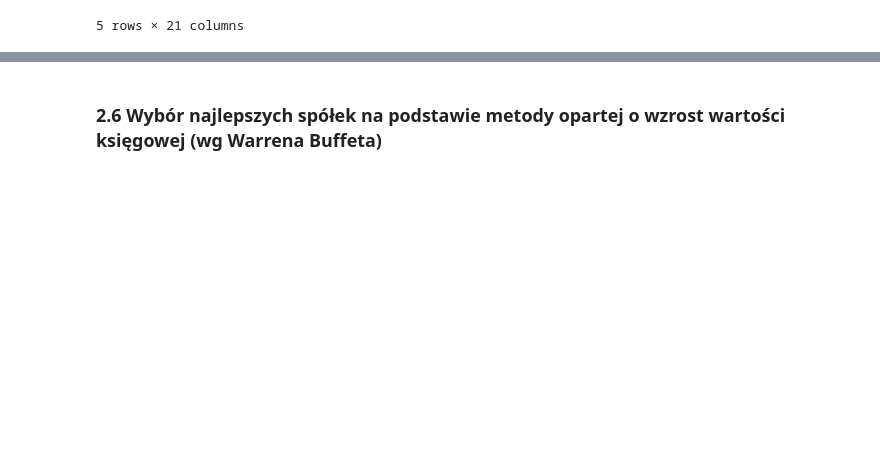
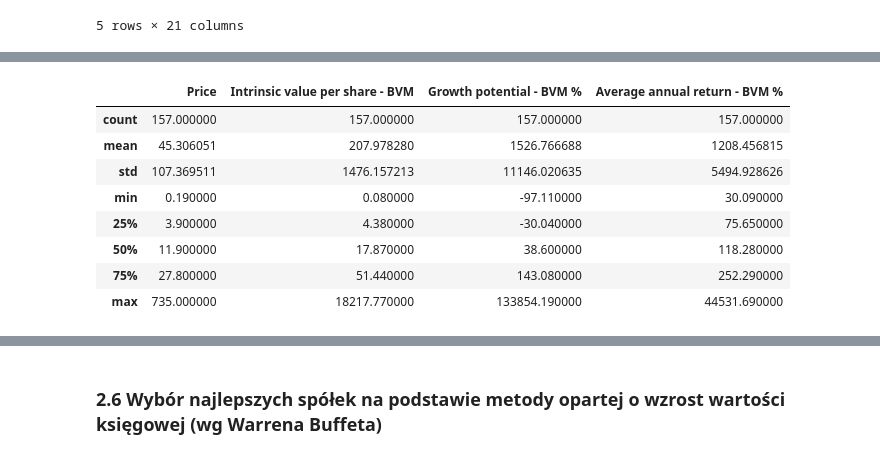
Before and after one commit to TomekSwiatek/Valuation-of-shares-of-selected-companies, a Jupyter notebook: Valuation of shares of selected companies.ipynb, the cells around one changed output, grey strips where cells are left out. Saved outputs shown, nothing was run; the diff lists cells and outputs as text; code cells hidden in the pictures; blank space fills up the shorter version.

```diff
--- a/Valuation of shares of selected companies.ipynb
+++ b/Valuation of shares of selected companies.ipynb
@@ -700 +687,14 @@ df[['Aktualny kurs','Wartość wewnętrzna na 1 akcje wg BVM',
+# %%
+df[['Price','Intrinsic value per share - BVM',
+    'Growth potential - BVM %','Average annual return - BVM %']].describe()
+# %% [output]
+|  | Price | Intrinsic value per share - BVM | Growth potential - BVM % | Average annual return - BVM % |
+| count | 157.000000 | 157.000000 | 157.000000 | 157.000000 |
+| mean | 45.306051 | 207.978280 | 1526.766688 | 1208.456815 |
+| std | 107.369511 | 1476.157213 | 11146.020635 | 5494.928626 |
+| min | 0.190000 | 0.080000 | -97.110000 | 30.090000 |
+| 25% | 3.900000 | 4.380000 | -30.040000 | 75.650000 |
+| 50% | 11.900000 | 17.870000 | 38.600000 | 118.280000 |
+| 75% | 27.800000 | 51.440000 | 143.080000 | 252.290000 |
+| max | 735.000000 | 18217.770000 | 133854.190000 | 44531.690000 |
 # %%
```
Also changed, not shown: parts of 12 cells of this notebook, 1 other file.
